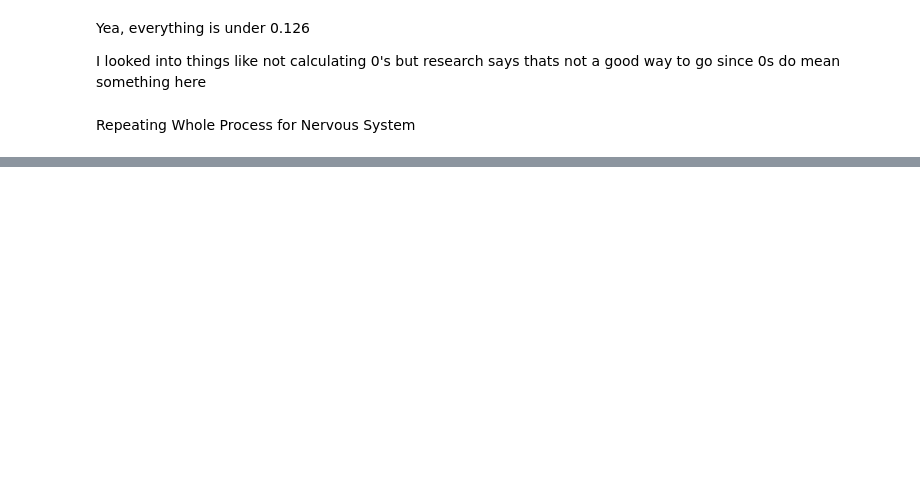
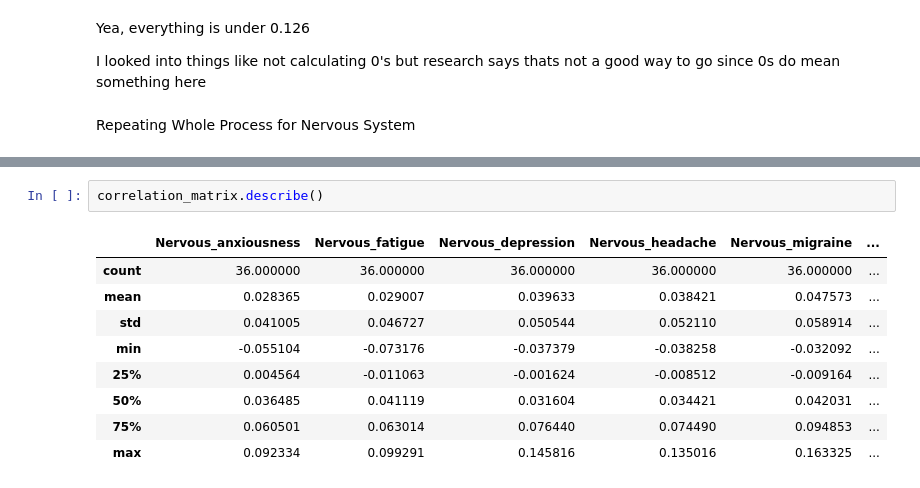
Before and after one commit to AITHIOMB/Home-Health-Impact, a Jupyter notebook: Bonnie W/visualization.ipynb, the cells around one changed output, grey strips where cells are left out. Cells and saved outputs as stored; diff of their text form; blank space fills up the shorter version.

```diff
--- a/Bonnie W/visualization.ipynb
+++ b/Bonnie W/visualization.ipynb
@@ -159,0 +202,12 @@ Repeating Whole Process for Nervous System
+# %%
+correlation_matrix.describe()
+# %% [output]
+|  | Nervous_anxiousness | Nervous_fatigue | Nervous_depression | Nervous_headache | Nervous_migraine | ... |
+| count | 36.000000 | 36.000000 | 36.000000 | 36.000000 | 36.000000 | ... |
+| mean | 0.028365 | 0.029007 | 0.039633 | 0.038421 | 0.047573 | ... |
+| std | 0.041005 | 0.046727 | 0.050544 | 0.052110 | 0.058914 | ... |
+| min | -0.055104 | -0.073176 | -0.037379 | -0.038258 | -0.032092 | ... |
+| 25% | 0.004564 | -0.011063 | -0.001624 | -0.008512 | -0.009164 | ... |
+| 50% | 0.036485 | 0.041119 | 0.031604 | 0.034421 | 0.042031 | ... |
+| 75% | 0.060501 | 0.063014 | 0.076440 | 0.074490 | 0.094853 | ... |
+| max | 0.092334 | 0.099291 | 0.145816 | 0.135016 | 0.163325 | ... |
```
Also changed, not shown: parts of 3 cells of this notebook, 1 other file.
